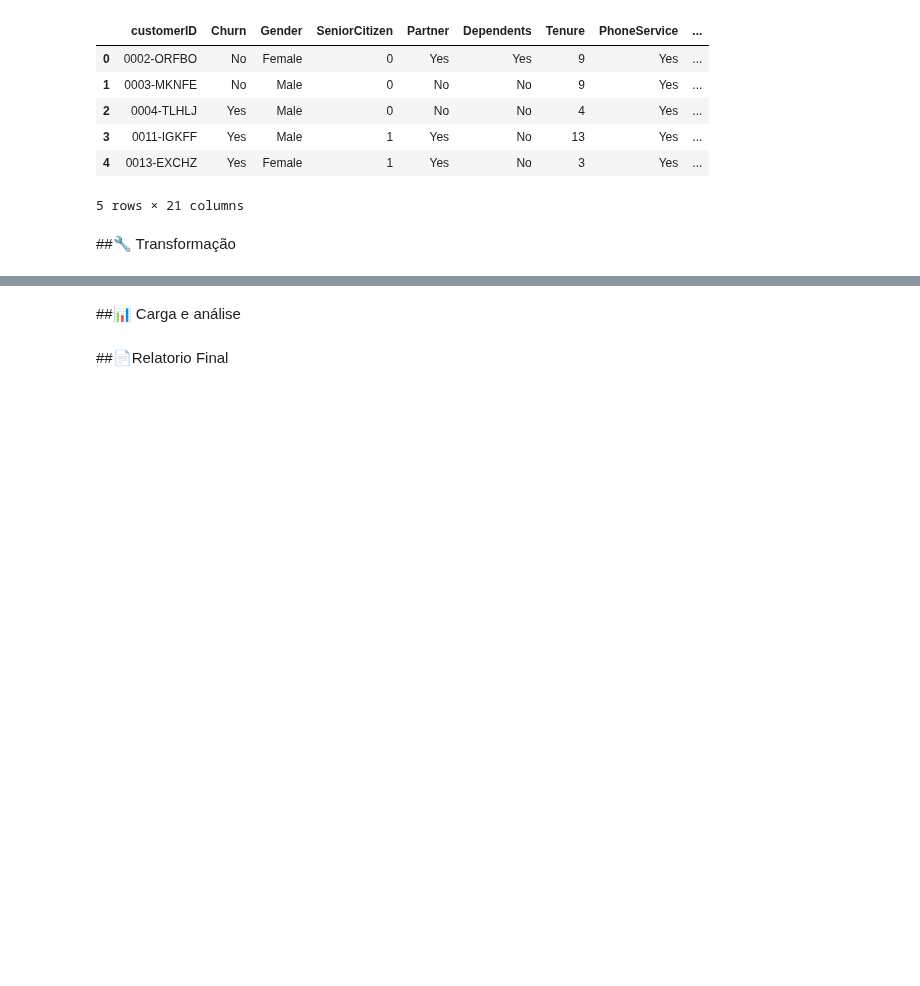
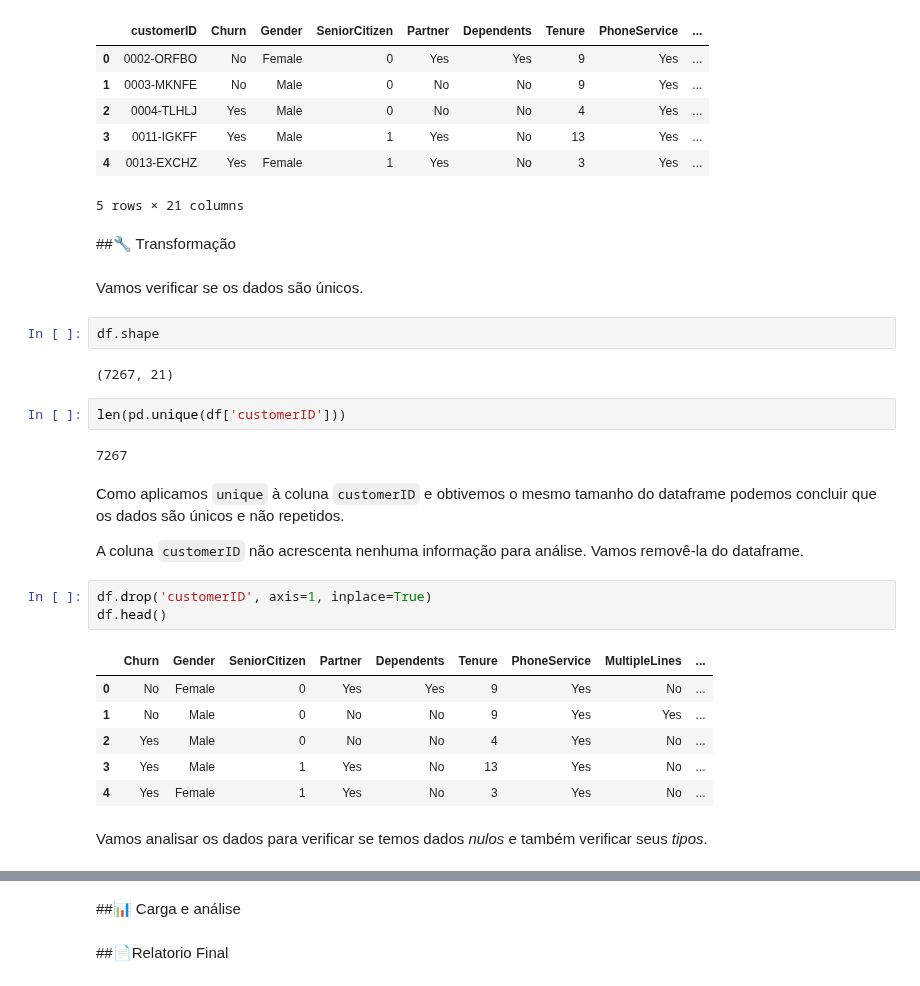
Before and after one commit to rafaelreisramos/oracle-one, a Jupyter notebook: challenge-telecom-x/TelecomX_BR.ipynb, the cells around one changed output, grey strips where cells are left out. Saved outputs shown, nothing was run; the diff lists cells and outputs as text; blank space fills up the shorter version.

```diff
--- a/challenge-telecom-x/TelecomX_BR.ipynb
+++ b/challenge-telecom-x/TelecomX_BR.ipynb
@@ -146,3 +146,29 @@ df.head()
 5 rows × 21 columns
 # %% [markdown]
 ##🔧 Transformação
+# %% [markdown]
+Vamos verificar se os dados são únicos.
+# %%
+df.shape
+# %% [output]
+(7267, 21)
+# %%
+len(pd.unique(df['customerID']))
+# %% [output]
+7267
+# %% [markdown]
+Como aplicamos `unique` à coluna `customerID` e obtivemos o mesmo tamanho do dataframe podemos concluir que os dados são únicos e não repetidos.
+
+A coluna `customerID` não acrescenta nenhuma informação para análise. Vamos removê-la do dataframe.
+# %%
+df.drop('customerID', axis=1, inplace=True)
+df.head()
+# %% [output]
+|  | Churn | Gender | SeniorCitizen | Partner | Dependents | Tenure | PhoneService | MultipleLines | ... |
+| 0 | No | Female | 0 | Yes | Yes | 9 | Yes | No | ... |
+| 1 | No | Male | 0 | No | No | 9 | Yes | Yes | ... |
+| 2 | Yes | Male | 0 | No | No | 4 | Yes | No | ... |
+| 3 | Yes | Male | 1 | Yes | No | 13 | Yes | No | ... |
+| 4 | Yes | Female | 1 | Yes | No | 3 | Yes | No | ... |
+# %% [markdown]
+Vamos analisar os dados para verificar se temos dados *nulos* e também verificar seus *tipos*.
```
Also changed, not shown: parts of 18 cells of this notebook.
